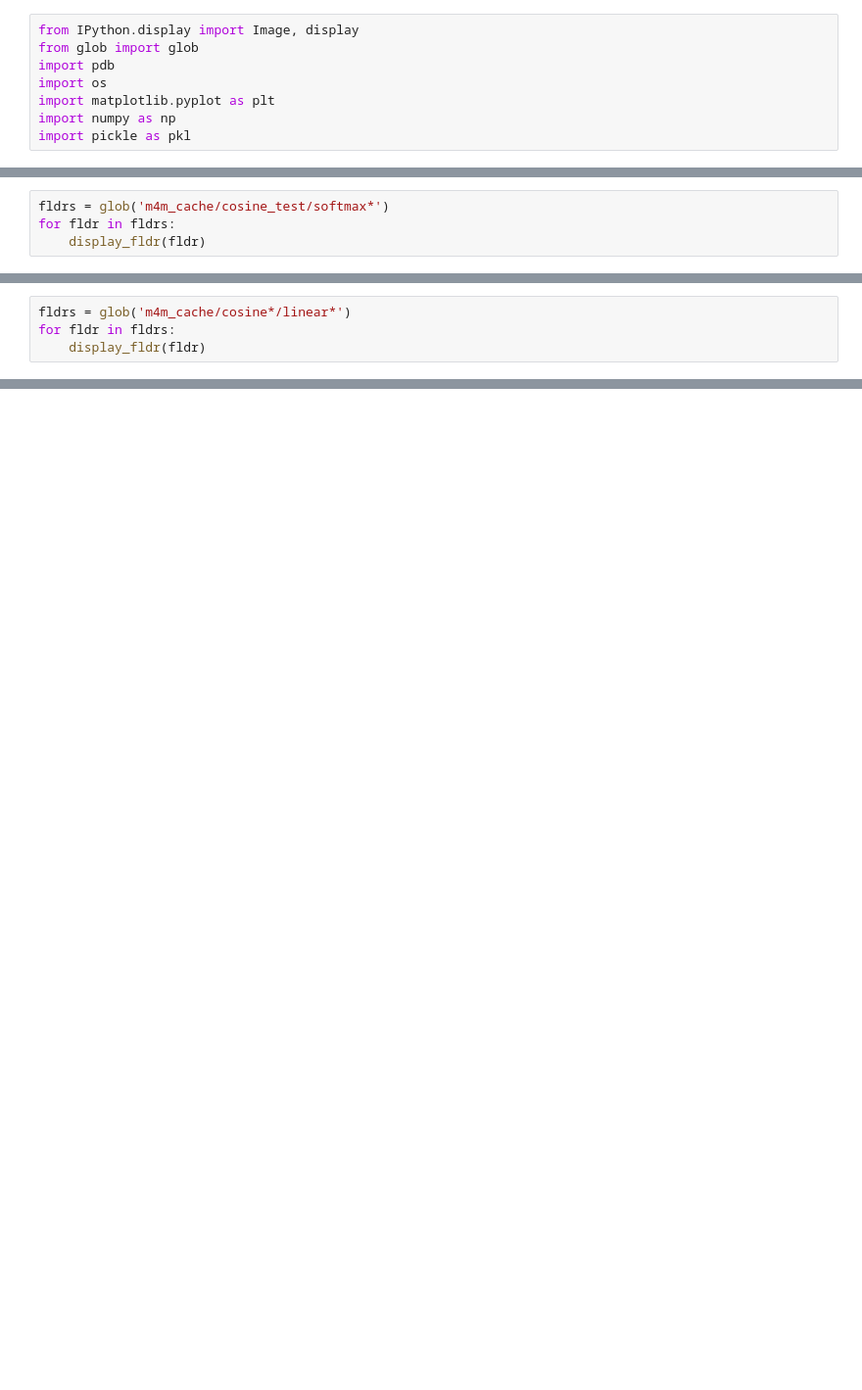
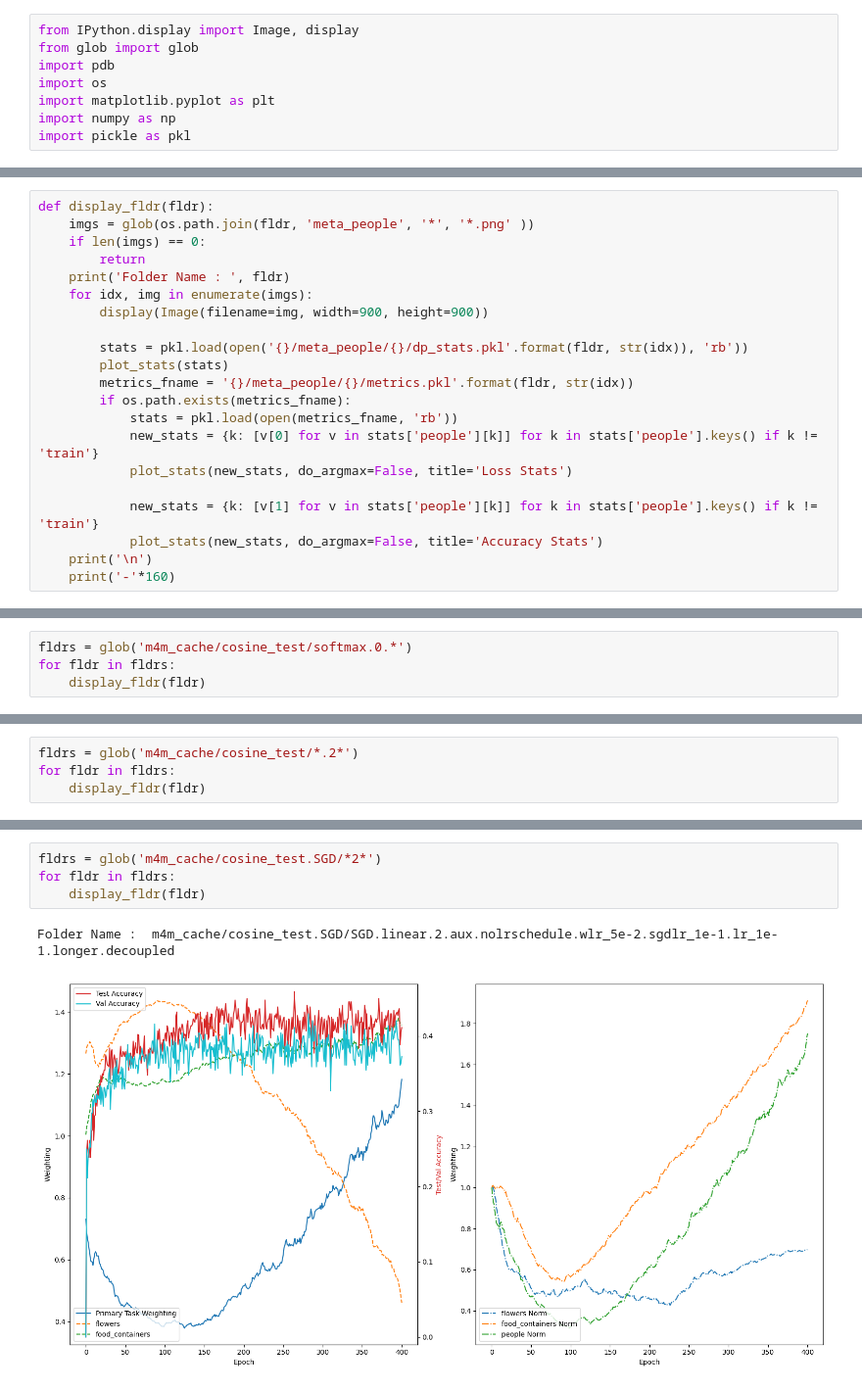
Before and after one commit to ldery/metalearning-for-multitask-pretraining, a Jupyter notebook: viz_plots.ipynb, the cells around one changed output, grey strips where cells are left out. Shown at 98% size. Cells and saved outputs as stored; diff of their text form; blank space fills up the shorter version.

```diff
--- a/viz_plots.ipynb
+++ b/viz_plots.ipynb
@@ -39,0 +32,21 @@ def display_fldr(fldr):
+# %%
+def display_fldr(fldr):
+    imgs = glob(os.path.join(fldr, 'meta_people', '*', '*.png' ))
+    if len(imgs) == 0:
+        return
+    print('Folder Name : ', fldr)
+    for idx, img in enumerate(imgs):
+        display(Image(filename=img, width=900, height=900))
+
+        stats = pkl.load(open('{}/meta_people/{}/dp_stats.pkl'.format(fldr, str(idx)), 'rb'))
+        plot_stats(stats)
+        metrics_fname = '{}/meta_people/{}/metrics.pkl'.format(fldr, str(idx))
+        if os.path.exists(metrics_fname):
+            stats = pkl.load(open(metrics_fname, 'rb'))
+            new_stats = {k: [v[0] for v in stats['people'][k]] for k in stats['people'].keys() if k != 'train'}
+            plot_stats(new_stats, do_argmax=False, title='Loss Stats')
+
+            new_stats = {k: [v[1] for v in stats['people'][k]] for k in stats['people'].keys() if k != 'train'}
+            plot_stats(new_stats, do_argmax=False, title='Accuracy Stats')
+    print('\n')
+    print('-'*160)
@@ -40,4 +58,4 @@ def display_fldr(fldr):
 # %%
-fldrs = glob('m4m_cache/cosine_test/softmax*')
+fldrs = glob('m4m_cache/cosine_test/softmax.0.*')
 for fldr in fldrs:
     display_fldr(fldr)
@@ -73,4 +68,4 @@ Folder Name :  m4m_cache/cosine_test/softmax.nolrschedule.wlr_3e-1
 # %%
-fldrs = glob('m4m_cache/cosine*/linear*')
+fldrs = glob('m4m_cache/cosine_test/*.2*')
 for fldr in fldrs:
     display_fldr(fldr)
@@ -109,0 +85,7 @@ Last 1/3 Stats :  [0.79797089 0.10145567 0.10057345]
+# %%
+fldrs = glob('m4m_cache/cosine_test.SGD/*2*')
+for fldr in fldrs:
+    display_fldr(fldr)
+# %% [output]
+Folder Name :  m4m_cache/cosine_test.SGD/SGD.linear.2.aux.nolrschedule.wlr_5e-2.sgdlr_1e-1.lr_1e-1.longer.decoupled
+[figure, added]
```
Also changed, not shown: parts of 11 cells of this notebook, 4 other files.
